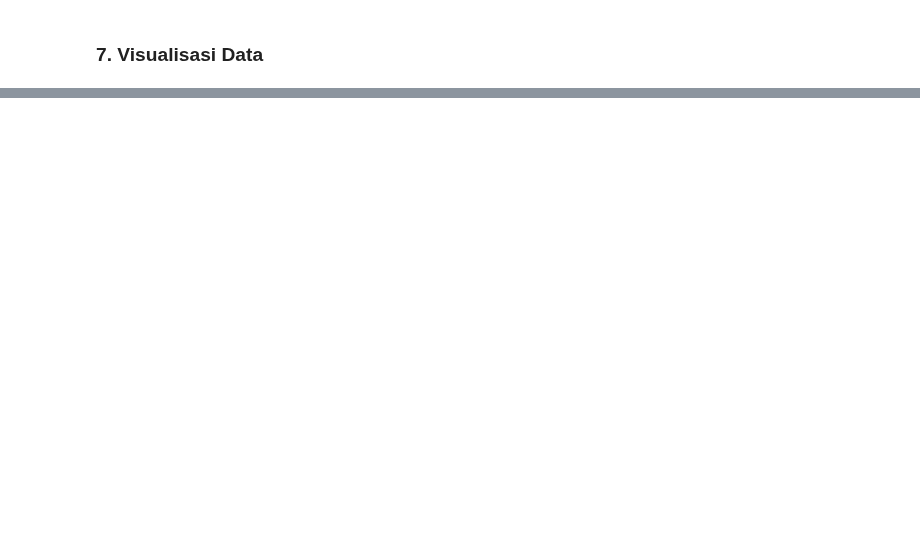
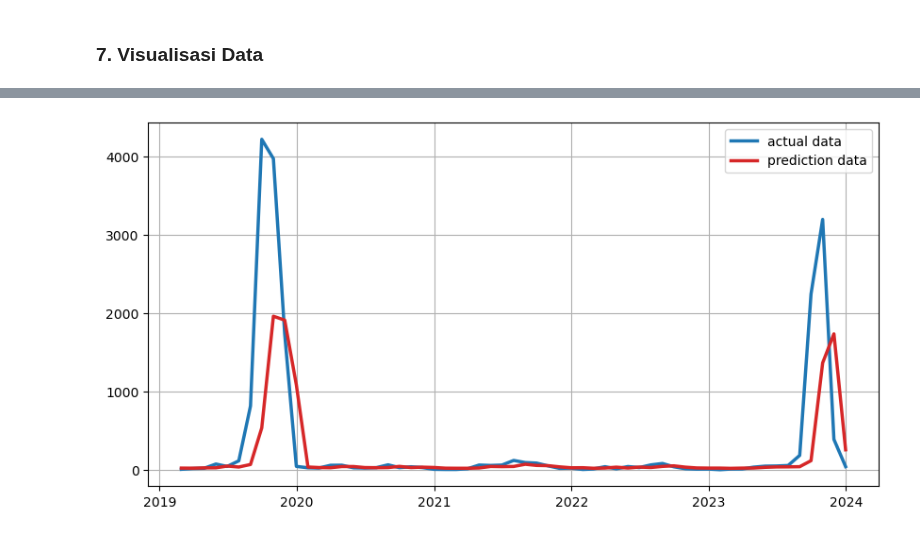
Before and after one commit to kusin/2024_BOPTN_Hopsot, a Jupyter notebook: source-code/base_model.ipynb, the cells around one changed output, grey strips where cells are left out. Cells and saved outputs as stored; diff of their text form; code cells hidden in the pictures; blank space fills up the shorter version.

```diff
--- a/source-code/base_model.ipynb
+++ b/source-code/base_model.ipynb
@@ -430,0 +433,12 @@ plt.show()
+# %%
+# inverse value test predictions
+testPredictions = scaler.inverse_transform(predictions)
+testActual = scaler.inverse_transform(y_test.reshape(-1, 1))
+# %%
+x = pd.DataFrame(np.array(dataset.iloc[train_size+1:len(dataset),0]), columns=['Date'])
+y = pd.DataFrame(testActual, columns=['Data Aktual'])
+z = pd.DataFrame(testPredictions, columns=['Data Prediksi'])
+# %%
+hasil_prediksi = pd.concat([x, y, z], axis=1)
+# %%
+hasil_prediksi = np.round(hasil_prediksi, 0)
@@ -430,0 +450,18 @@ plt.show()
+# %%
+fix, ax = plt.subplots(figsize=(10,5))
+
+ax.plot(hasil_prediksi["Date"], hasil_prediksi["Data Aktual"], color="tab:blue", label="actual data", linewidth=2.5)
+ax.plot(hasil_prediksi["Date"], hasil_prediksi["Data Prediksi"], color="tab:red", label="prediction data", linewidth=2.5)
+
+# Mengatur format tanggal ke format tahun
+ax.xaxis.set_major_locator(mdates.YearLocator())
+ax.xaxis.set_major_formatter(mdates.DateFormatter('%Y'))
+
+# membuat label-label
+ax.legend(loc="best")
+ax.grid(True)
+
+# menampilkan plot
+plt.show()
+# %% [output]
+[figure, added]
```
Also changed, not shown: parts of 14 cells of this notebook, 10 other files.
